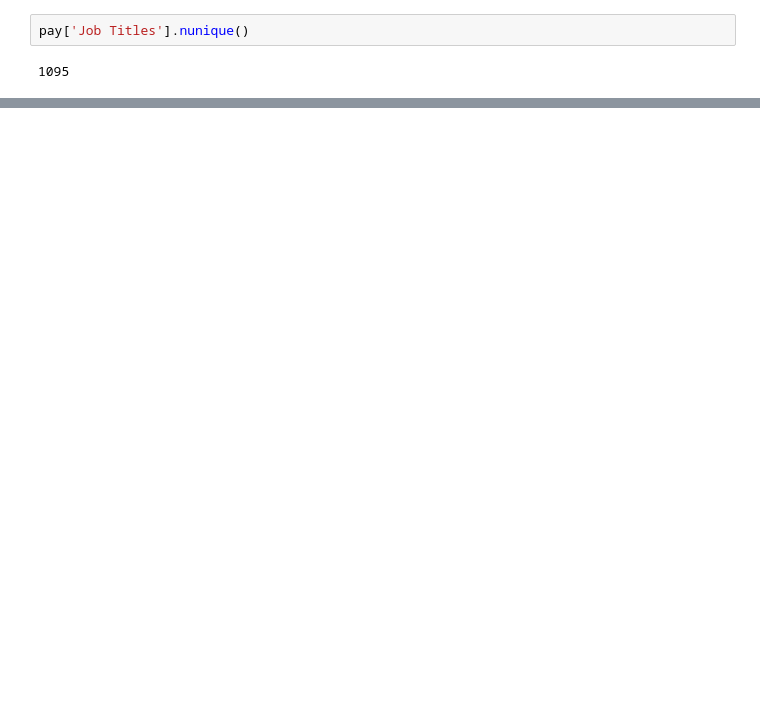
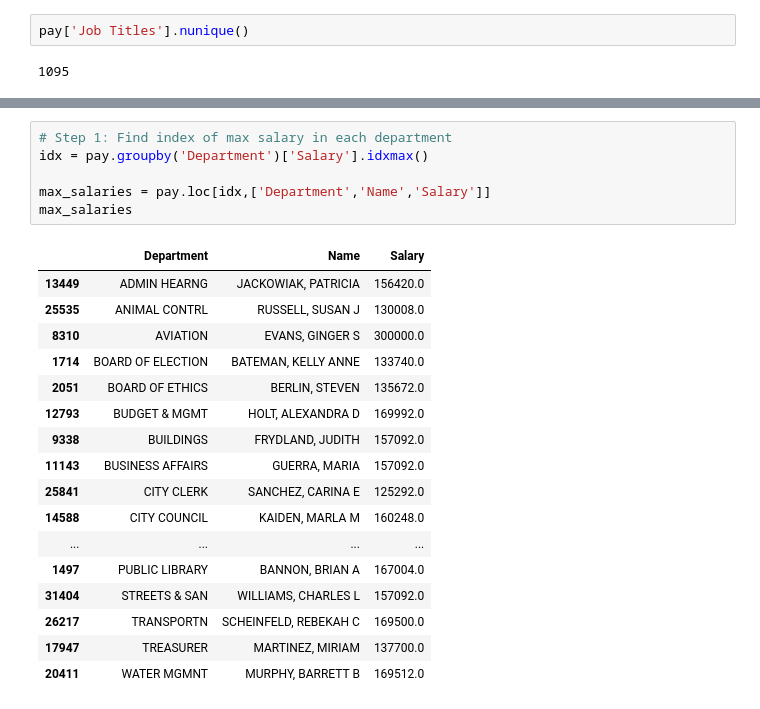
Before and after one commit to Salmanfarsi2561/PYTHON_ML, a Jupyter notebook: EDA/pd_analysis.ipynb, the cells around one changed output, grey strips where cells are left out. Drawn from its saved outputs; the diff is of its cells as text; blank space fills up the shorter version.

```diff
--- a/EDA/pd_analysis.ipynb
+++ b/EDA/pd_analysis.ipynb
@@ -205,0 +240,24 @@ Name: Salary, dtype: float64
+# %%
+# Step 1: Find index of max salary in each department
+idx = pay.groupby('Department')['Salary'].idxmax()
+
+max_salaries = pay.loc[idx,['Department','Name','Salary']]
+max_salaries
+# %% [output]
+|  | Department | Name | Salary |
+| 13449 | ADMIN HEARNG | JACKOWIAK, PATRICIA | 156420.0 |
+| 25535 | ANIMAL CONTRL | RUSSELL, SUSAN J | 130008.0 |
+| 8310 | AVIATION | EVANS, GINGER S | 300000.0 |
+| 1714 | BOARD OF ELECTION | BATEMAN, KELLY ANNE | 133740.0 |
+| 2051 | BOARD OF ETHICS | BERLIN, STEVEN | 135672.0 |
+| 12793 | BUDGET & MGMT | HOLT, ALEXANDRA D | 169992.0 |
+| 9338 | BUILDINGS | FRYDLAND, JUDITH | 157092.0 |
+| 11143 | BUSINESS AFFAIRS | GUERRA, MARIA | 157092.0 |
+| 25841 | CITY CLERK | SANCHEZ, CARINA E | 125292.0 |
+| 14588 | CITY COUNCIL | KAIDEN, MARLA M | 160248.0 |
+| ... | ... | ... | ... |
+| 1497 | PUBLIC LIBRARY | BANNON, BRIAN A | 167004.0 |
+| 31404 | STREETS & SAN | WILLIAMS, CHARLES L | 157092.0 |
+| 26217 | TRANSPORTN | SCHEINFELD, REBEKAH C | 169500.0 |
+| 17947 | TREASURER | MARTINEZ, MIRIAM | 137700.0 |
+| 20411 | WATER MGMNT | MURPHY, BARRETT B | 169512.0 |
```
Also changed, not shown: parts of 3 cells of this notebook.
